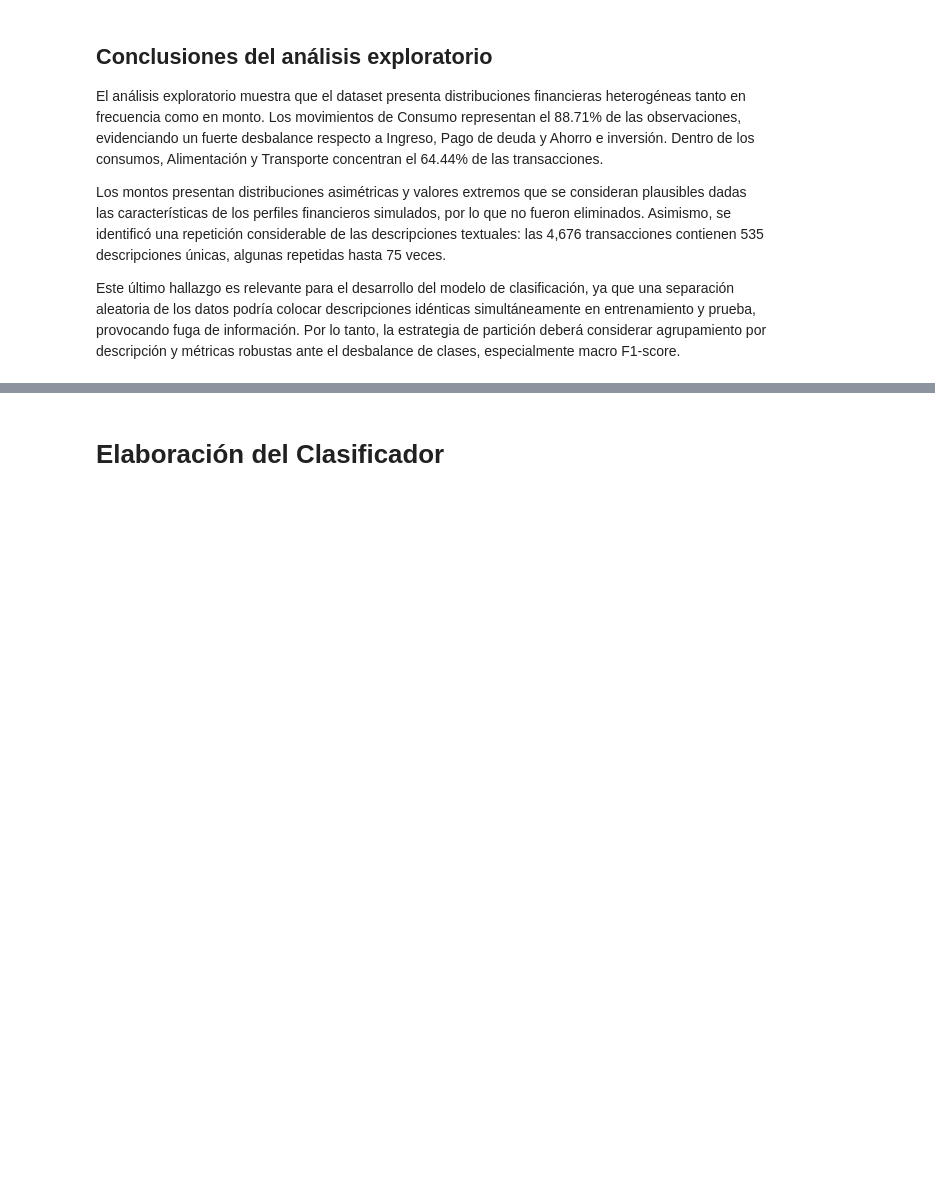
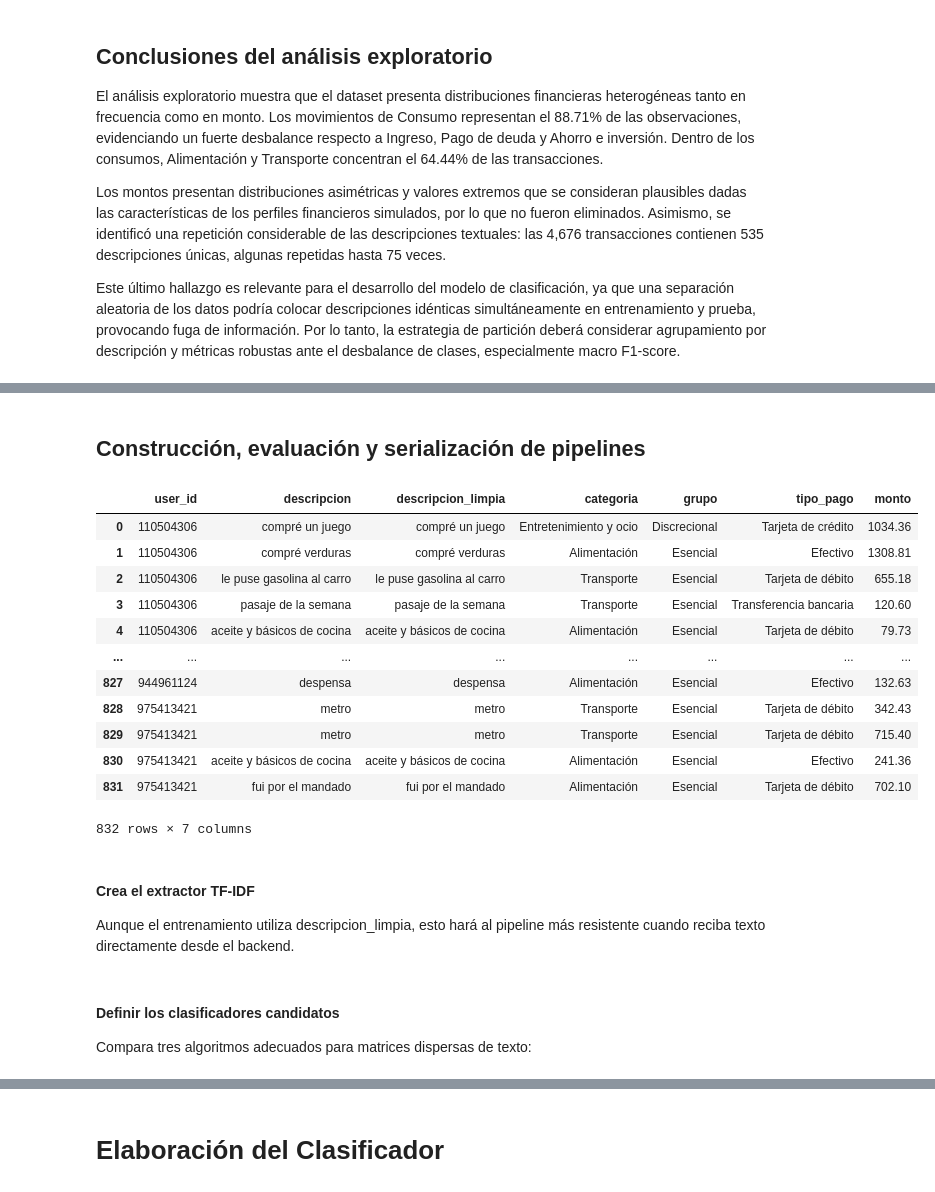
Before and after one commit to No-Country-simulation/Hackathon-G9-LATAM-Team-68, a Jupyter notebook: ciencia-de-datos/cuaderno_trabajo.ipynb, the cells around one changed output, grey strips where cells are left out. Saved outputs shown, nothing was run; the diff lists cells and outputs as text; code cells hidden in the pictures; blank space fills up the shorter version.

Commit message:
finaliza clasificadores de tipo de movimiento y categoría

```diff
--- a/ciencia-de-datos/cuaderno_trabajo.ipynb
+++ b/ciencia-de-datos/cuaderno_trabajo.ipynb
@@ -1143,0 +1158,7 @@ Este último hallazgo es relevante para el desarrollo del modelo de clasificaci
+# %%
+from sklearn.model_selection import StratifiedGroupKFold
+
+pd.set_option("display.max_columns", None)
+pd.set_option("display.max_colwidth", 100)
+
+RANDOM_STATE = 42
@@ -1170,0 +1319,6 @@ conteo_movimientos
+# %%
+train_movimiento, test_movimiento = crear_split_agrupado(
+    datos=datos_movimiento,
+    columna_objetivo="tipo_movimiento",
+    random_state=RANDOM_STATE
+)
@@ -1170,0 +1484,17 @@ conteo_movimientos
+# %%
+datos_categoria = (
+    df.loc[
+        df["tipo_movimiento"] == "Consumo",
+        [
+            "user_id",
+            "descripcion",
+            "descripcion_limpia",
+            "categoria",
+            "grupo",
+            "tipo_pago",
+            "monto"
+        ]
+    ]
+    .copy()
+    .reset_index(drop=True)
+)
@@ -1170,0 +1517,6 @@ conteo_movimientos
+# %%
+train_categoria, test_categoria = crear_split_agrupado(
+    datos=datos_categoria,
+    columna_objetivo="categoria",
+    random_state=RANDOM_STATE
+)
@@ -1170,0 +2265,2 @@ conteo_movimientos
+# %% [markdown]
+## **Construcción, evaluación y serialización de pipelines**
@@ -1170,0 +2289,24 @@ conteo_movimientos
+# %%
+#variables a utilizar
+train_movimiento
+test_movimiento
+
+train_categoria
+test_categoria
+# %% [output]
+|  | user_id | descripcion | descripcion_limpia | categoria | grupo | tipo_pago | monto |
+| 0 | 110504306 | compré un juego | compré un juego | Entretenimiento y ocio | Discrecional | Tarjeta de crédito | 1034.36 |
+| 1 | 110504306 | compré verduras | compré verduras | Alimentación | Esencial | Efectivo | 1308.81 |
+| 2 | 110504306 | le puse gasolina al carro | le puse gasolina al carro | Transporte | Esencial | Tarjeta de débito | 655.18 |
+| 3 | 110504306 | pasaje de la semana | pasaje de la semana | Transporte | Esencial | Transferencia bancaria | 120.60 |
+| 4 | 110504306 | aceite y básicos de cocina | aceite y básicos de cocina | Alimentación | Esencial | Tarjeta de débito | 79.73 |
+| ... | ... | ... | ... | ... | ... | ... | ... |
+| 827 | 944961124 | despensa | despensa | Alimentación | Esencial | Efectivo | 132.63 |
+| 828 | 975413421 | metro | metro | Transporte | Esencial | Tarjeta de débito | 342.43 |
+| 829 | 975413421 | metro | metro | Transporte | Esencial | Tarjeta de débito | 715.40 |
+| 830 | 975413421 | aceite y básicos de cocina | aceite y básicos de cocina | Alimentación | Esencial | Efectivo | 241.36 |
+| 831 | 975413421 | fui por el mandado | fui por el mandado | Alimentación | Esencial | Tarjeta de débito | 702.10 |
+832 rows × 7 columns
+# %% [markdown]
+#### **Crea el extractor TF-IDF**
+Aunque el entrenamiento utiliza descripcion_limpia, esto hará al pipeline más resistente cuando reciba texto directamente desde el backend.
@@ -1170,0 +2353,4 @@ conteo_movimientos
+# %% [markdown]
+#### **Definir los clasificadores candidatos**
+
+Compara tres algoritmos adecuados para matrices dispersas de texto:
```
Also changed, not shown: parts of 147 cells of this notebook.
